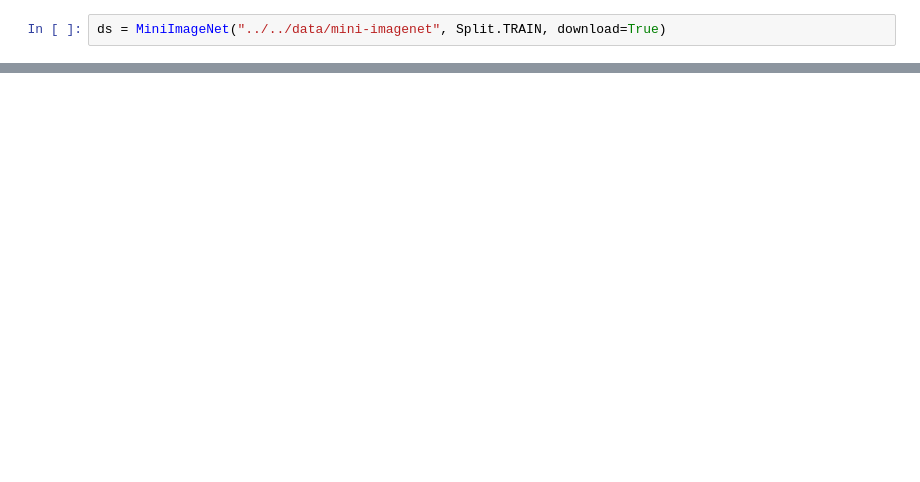
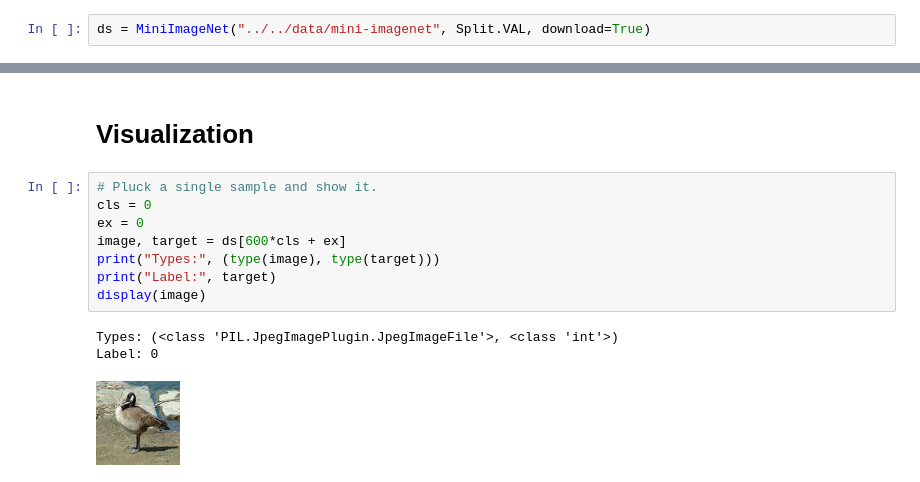
Before and after one commit to uvm-neurobotics-lab/higherANML, a Jupyter notebook: notebooks/dataset-analysis.ipynb, the cells around one changed output, grey strips where cells are left out. Saved outputs shown, nothing was run; the diff lists cells and outputs as text; blank space fills up the shorter version.

```diff
--- a/notebooks/dataset-analysis.ipynb
+++ b/notebooks/dataset-analysis.ipynb
@@ -22,3 +26,3 @@ from datasets.utils import extract_archive
 # %%
-ds = MiniImageNet("../../data/mini-imagenet", Split.TRAIN, download=True)
+ds = MiniImageNet("../../data/mini-imagenet", Split.VAL, download=True)
 # %% [output]
@@ -81,0 +88,14 @@ Training Set statistics:
+# %% [markdown]
+# Visualization
+# %%
+# Pluck a single sample and show it.
+cls = 0
+ex = 0
+image, target = ds[600*cls + ex]
+print("Types:", (type(image), type(target)))
+print("Label:", target)
+display(image)
+# %% [output]
+Types: (<class 'PIL.JpegImagePlugin.JpegImageFile'>, <class 'int'>)
+Label: 0
+[figure, added]
```
Also changed, not shown: parts of 7 cells of this notebook, 1 other file.
